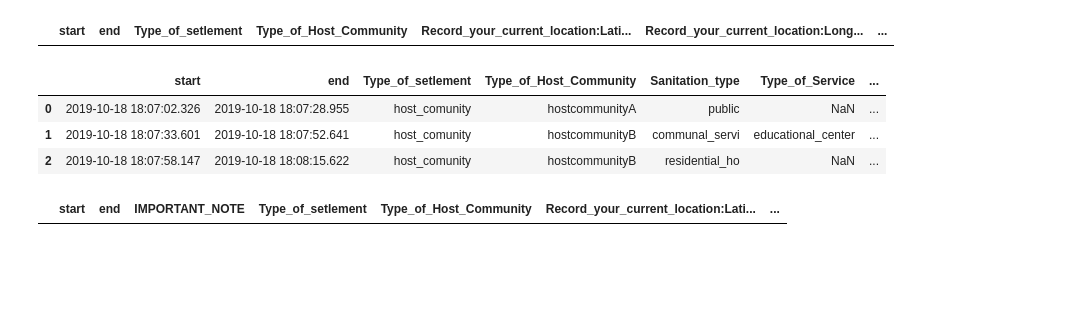
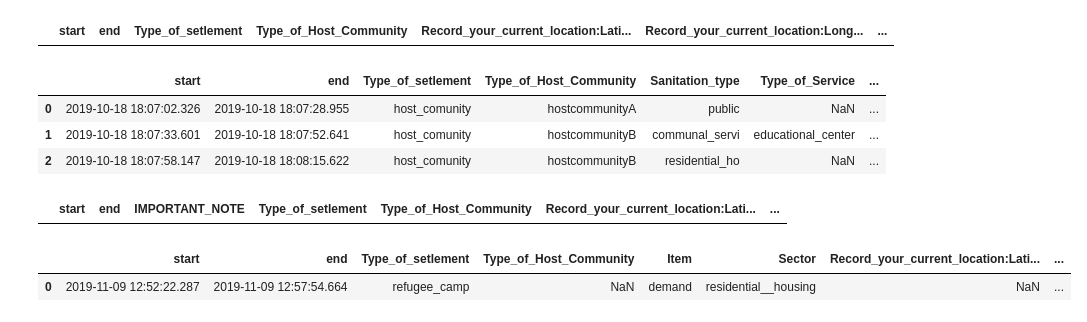
Before and after one commit to guillermosanchezg/NAUTIA, a Jupyter notebook: DesarrolloPy/NotebookTransform.ipynb, the cells around one changed output. Drawn from its saved outputs; the diff is of its cells as text; code cells hidden in the pictures; blank space fills up the shorter version.

```diff
--- a/DesarrolloPy/NotebookTransform.ipynb
+++ b/DesarrolloPy/NotebookTransform.ipynb
@@ -142,3 +144,8 @@ SanitationInf
 WasteManagementInf
 # %% [output]
 |  | start | end | IMPORTANT_NOTE | Type_of_setlement | Type_of_Host_Community | Record_your_current_location:Lati... | ... |
+# %%
+EnergyINF
+# %% [output]
+|  | start | end | Type_of_setlement | Type_of_Host_Community | Item | Sector | Record_your_current_location:Lati... | ... |
+| 0 | 2019-11-09 12:52:22.287 | 2019-11-09 12:57:54.664 | refugee_camp | NaN | demand | residential__housing | NaN | ... |
```
Also changed, not shown: parts of 5 cells of this notebook, 2 other files.
